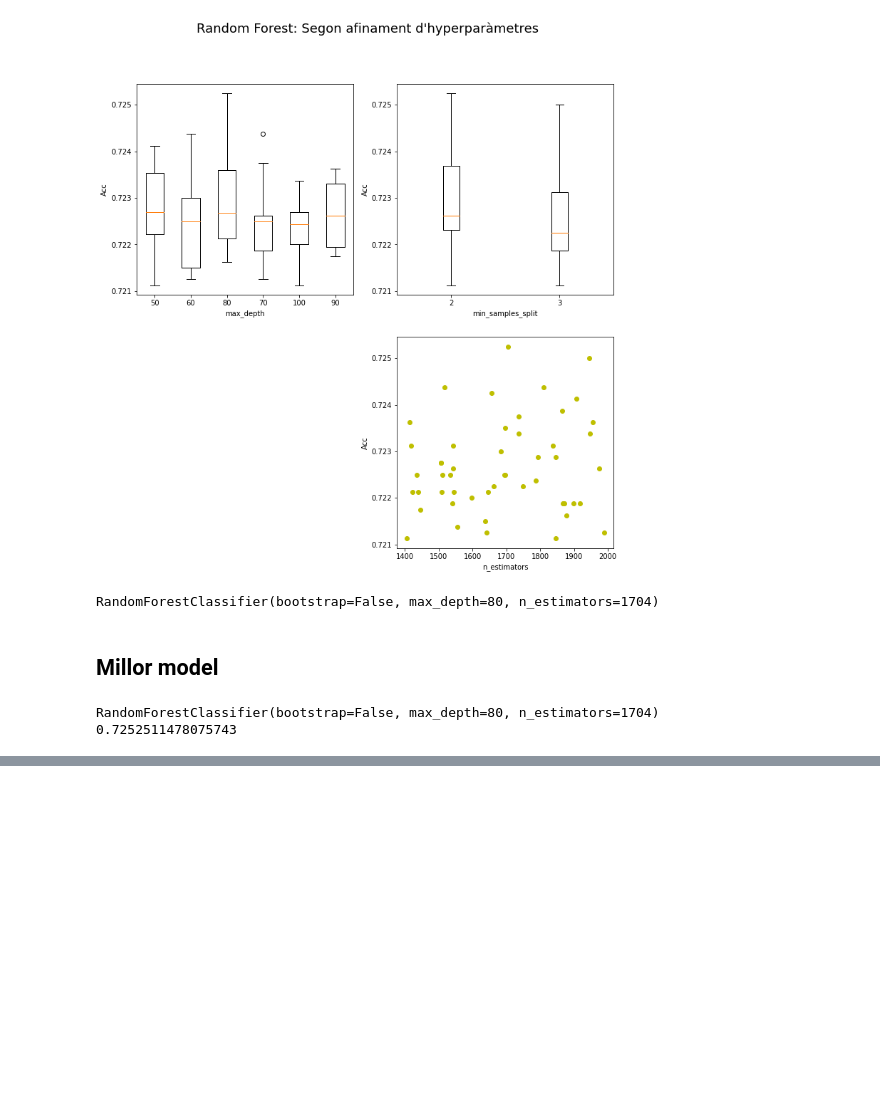
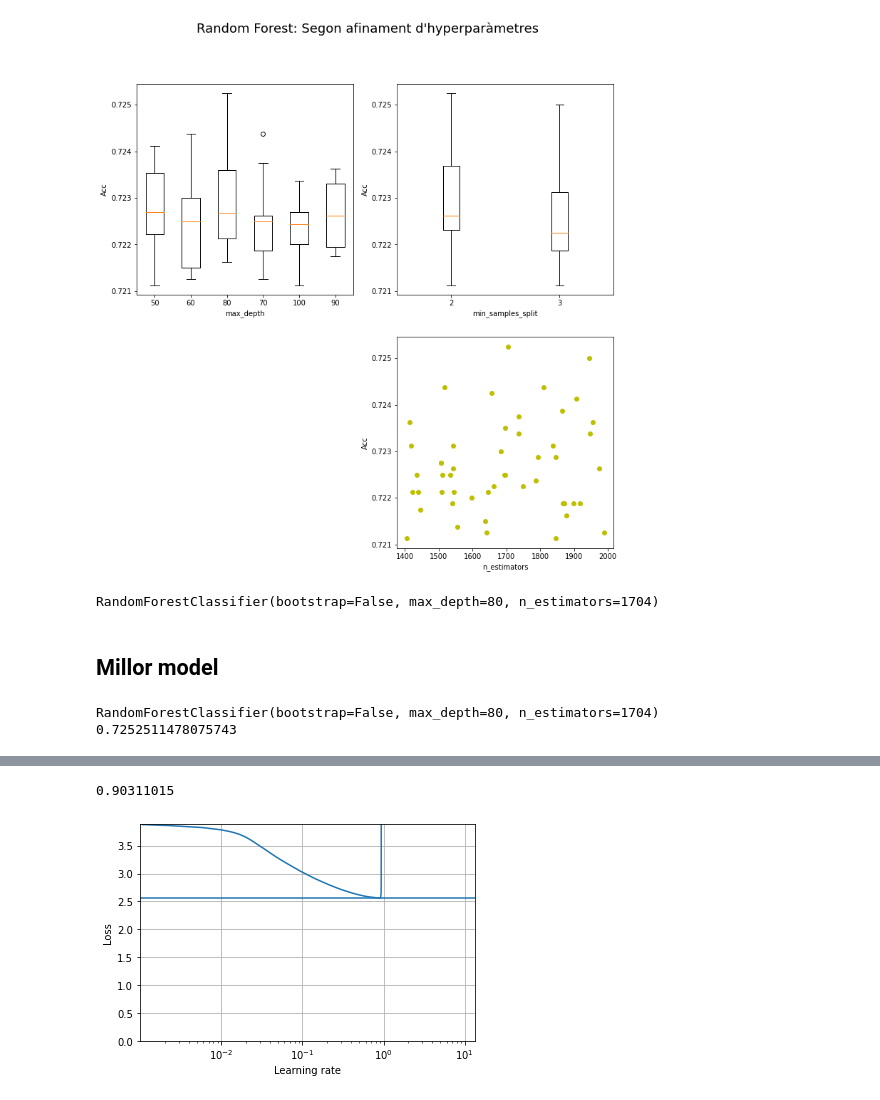
Before and after one commit to cesc1/TFG, a Jupyter notebook: code/emnist_model_tunning.ipynb, the cells around one changed output, grey strips where cells are left out. Saved outputs shown, nothing was run; the diff lists cells and outputs as text; code cells hidden in the pictures; blank space fills up the shorter version.

```diff
--- a/code/emnist_model_tunning.ipynb
+++ b/code/emnist_model_tunning.ipynb
@@ -238,0 +303,4 @@ joblib.dump(RF_model, "models/RF_model1.joblib")
+# %%
+best_model = keras.models.load_model("nn_logs/MLP_model1.h5")
+print("training: ", best_model.evaluate(X_train / 255, y_train))
+print("Valid: ", best_model.evaluate(X_val / 255, y_val))
@@ -238,0 +326,28 @@ joblib.dump(RF_model, "models/RF_model1.joblib")
+# %%
+K = keras.backend
+
+class ExponentialLearningRate(keras.callbacks.Callback):
+    def __init__(self, factor):
+        self.factor = factor
+        self.rates = []
+        self.losses = []
+    def on_batch_end(self, batch, logs):
+        self.rates.append(K.get_value(self.model.optimizer.learning_rate))
+        self.losses.append(logs["loss"])
+        K.set_value(self.model.optimizer.learning_rate, self.model.optimizer.learning_rate * self.factor)
+# %%
+k = len(np.unique(y_train))
+nn_model_lr = keras.models.Sequential([
+    keras.layers.Flatten(input_shape = [28, 28]),
+    keras.layers.Dense(400, activation = "relu"),
+    keras.layers.Dense(200, activation = "relu"),
+    keras.layers.Dense(100, activation = "relu"),
+    keras.layers.Dense(k, activation = "softmax")
+])
+nn_model_lr.compile(loss = "sparse_categorical_crossentropy", # keras.losses.sparse_categorical_crossentropy
+              optimizer = keras.optimizers.SGD(learning_rate = 1e-3),
+              metrics = ["accuracy"])
+expon_lr = ExponentialLearningRate(factor = 1.003)
+history_lr = nn_model_lr.fit(X_train / 255, y_train, epochs = 1,
+                       validation_data = (X_val / 255, y_val),
+                       callbacks = [expon_lr])
@@ -238,0 +378,12 @@ joblib.dump(RF_model, "models/RF_model1.joblib")
+# %%
+plt.plot(expon_lr.rates, expon_lr.losses)
+plt.gca().set_xscale('log')
+plt.hlines(min(expon_lr.losses), min(expon_lr.rates), max(expon_lr.rates))
+plt.axis([min(expon_lr.rates), max(expon_lr.rates), 0, expon_lr.losses[0]])
+plt.grid()
+plt.xlabel("Learning rate")
+plt.ylabel("Loss")
+print(expon_lr.rates[np.nanargmin(expon_lr.losses)]) # 0.1 o 1 learning rate
+# %% [output]
+0.90311015
+[figure, added]
```
Also changed, not shown: parts of 25 cells of this notebook, 16 other files.
